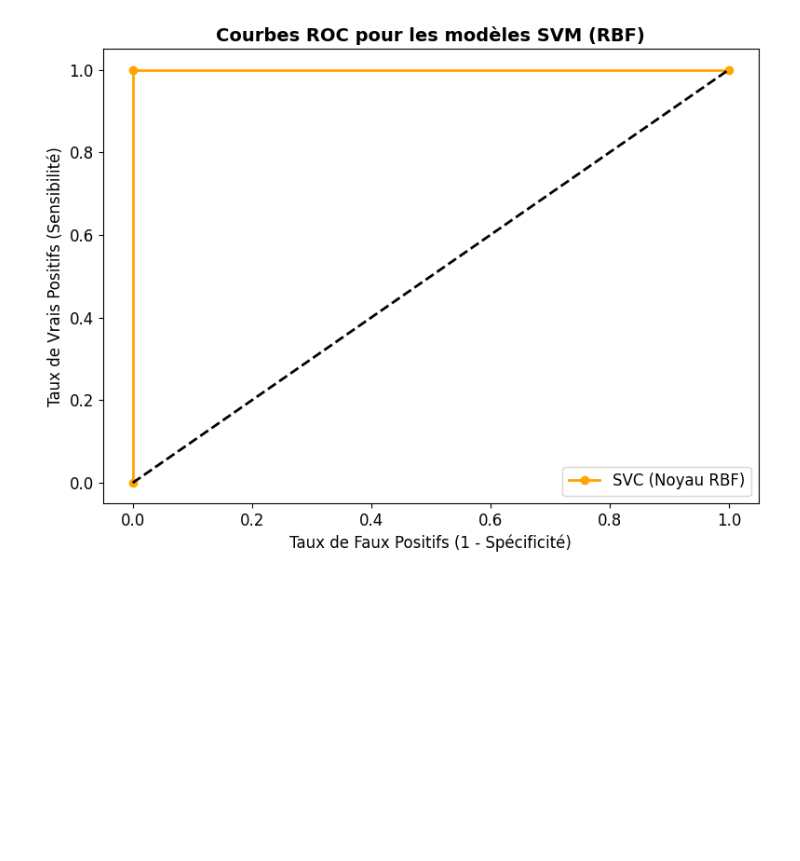
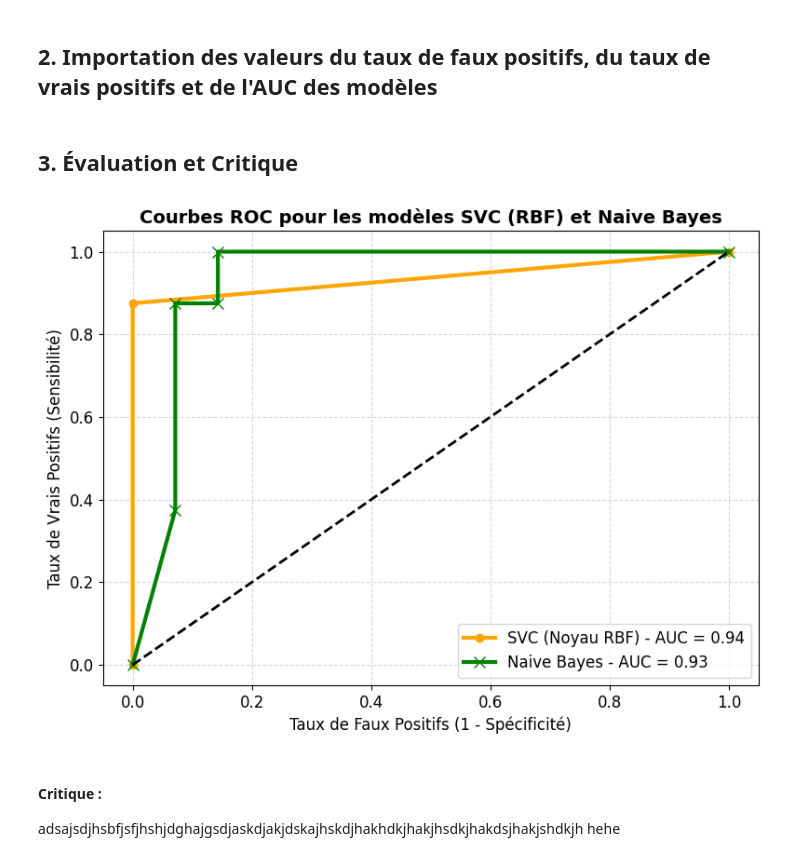
Before and after one commit to marktr11/Cervical-Cancer-Risk-Classification, a Jupyter notebook: Code/Comparer les modèles.ipynb, the cells around one changed output. Cells and saved outputs as stored; diff of their text form; code cells hidden in the pictures; blank space fills up the shorter version.

```diff
--- a/Code/Comparer les modèles.ipynb
+++ b/Code/Comparer les modèles.ipynb
@@ -2,6 +6,8 @@
 import pickle
 from sklearn.metrics import roc_curve
 import matplotlib.pyplot as plt
+# %% [markdown]
+## 2. Importation des valeurs du taux de faux positifs, du taux de vrais positifs et de l'AUC des modèles
 # %%
 with open('roc_data_rbf.pkl', 'rb') as f:
     roc_data_rbf = pickle.load(f)
@@ -11,20 +18,40 @@ tpr_rbf = roc_data_rbf['tpr_rbf']
+# %%
+with open('roc_data_NB.pkl', 'rb') as f:
+    roc_data_NB = pickle.load(f)
+
+fpr_nb = roc_data_NB['fpr']
+tpr_nb = roc_data_NB['tpr']
+auc_nb = roc_data_NB['roc_auc']
+# %% [markdown]
+## 3. Évaluation et Critique
 # %%
 plt.figure(figsize=(8, 6))
-plt.plot(fpr_rbf, tpr_rbf, label='SVC (Noyau RBF)', linewidth=2, marker='o', markersize=6, markerfacecolor='orange', color='orange')
 
-# Tracer la ligne diagonale (modèle aléatoire avec AUC = 0.5)
+# Plot SVC (Noyau RBF)
+plt.plot(fpr_rbf, tpr_rbf, label=f'SVC (Noyau RBF) - AUC = {auc_rbf:.2f}', linewidth=3, marker='o', markersize=6, markerfacecolor='orange', color='orange')
+
+# Plot Naive Bayes
+plt.plot(fpr_nb, tpr_nb, label=f'Naive Bayes - AUC = {auc_nb:.2f}', linewidth=3, marker='x', markersize=8, markerfacecolor='green', color='green')
+
+# Ajouter une ligne diagonale (modèle aléatoire)
 plt.plot([0, 1], [0, 1], 'k--', linewidth=2)
 
 plt.rcParams['font.size'] = 12
-plt.title('Courbes ROC pour les modèles SVM (RBF)', fontsize=14, fontweight='bold')
-
+plt.title('Courbes ROC pour les modèles SVC (RBF) et Naive Bayes', fontsize=14, fontweight='bold')
 plt.xlabel('Taux de Faux Positifs (1 - Spécificité)', fontsize=12)
 plt.ylabel('Taux de Vrais Positifs (Sensibilité)', fontsize=12)
 
 plt.legend(loc='lower right', fontsize=12)
 
+plt.grid(True, linestyle='--', alpha=0.5)
+
 # Afficher le graphique
 plt.tight_layout()
 plt.show()
 # %% [output]
-[figure, old version]
+[figure, new version]
+# %% [markdown]
+#### Critique :
+
+
+adsajsdjhsbfjsfjhshjdghajgsdjaskdjakjdskajhskdjhakhdkjhakjhsdkjhakdsjhakjshdkjh hehe
```
Also changed, not shown: parts of 3 cells of this notebook, 5 other files.
